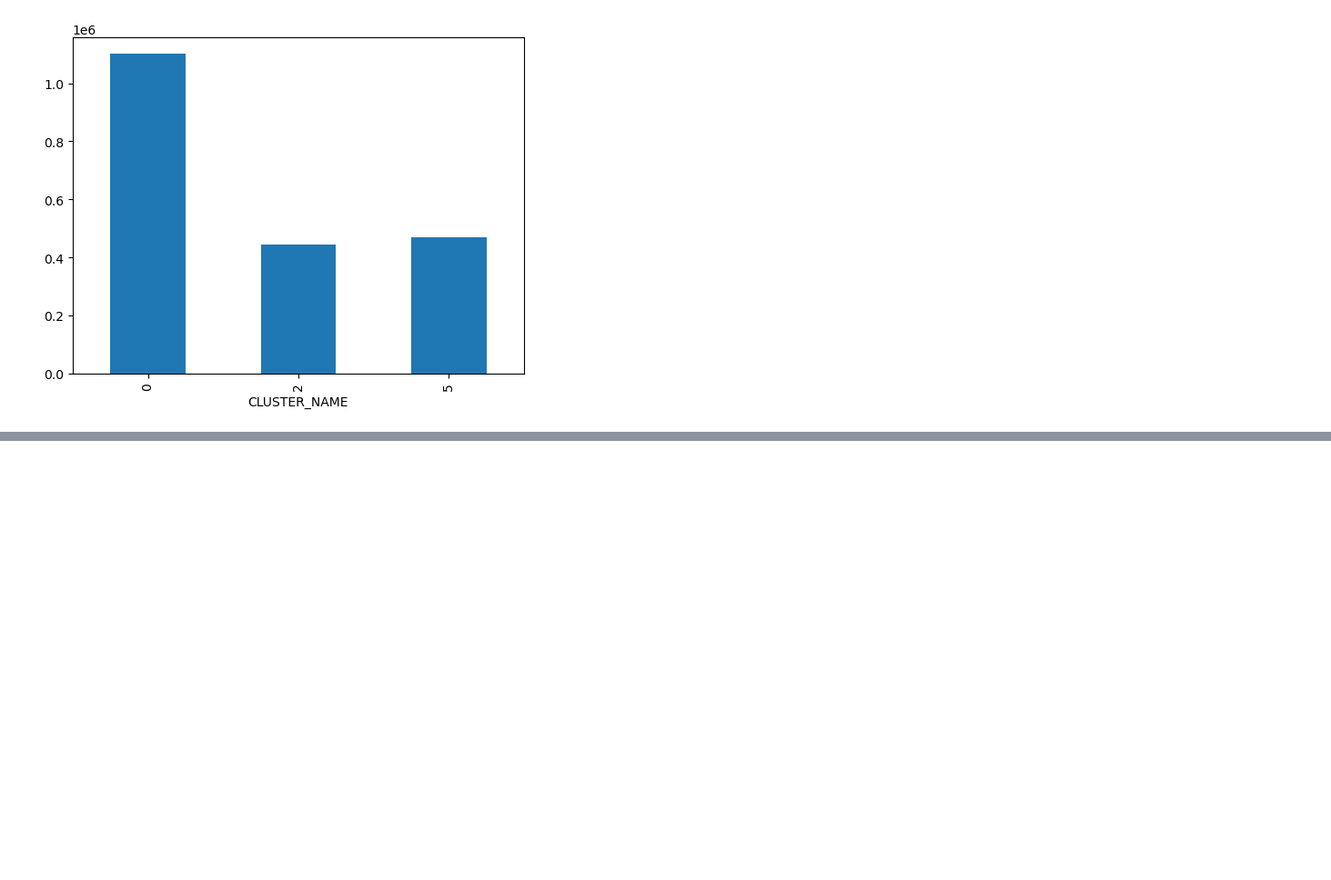
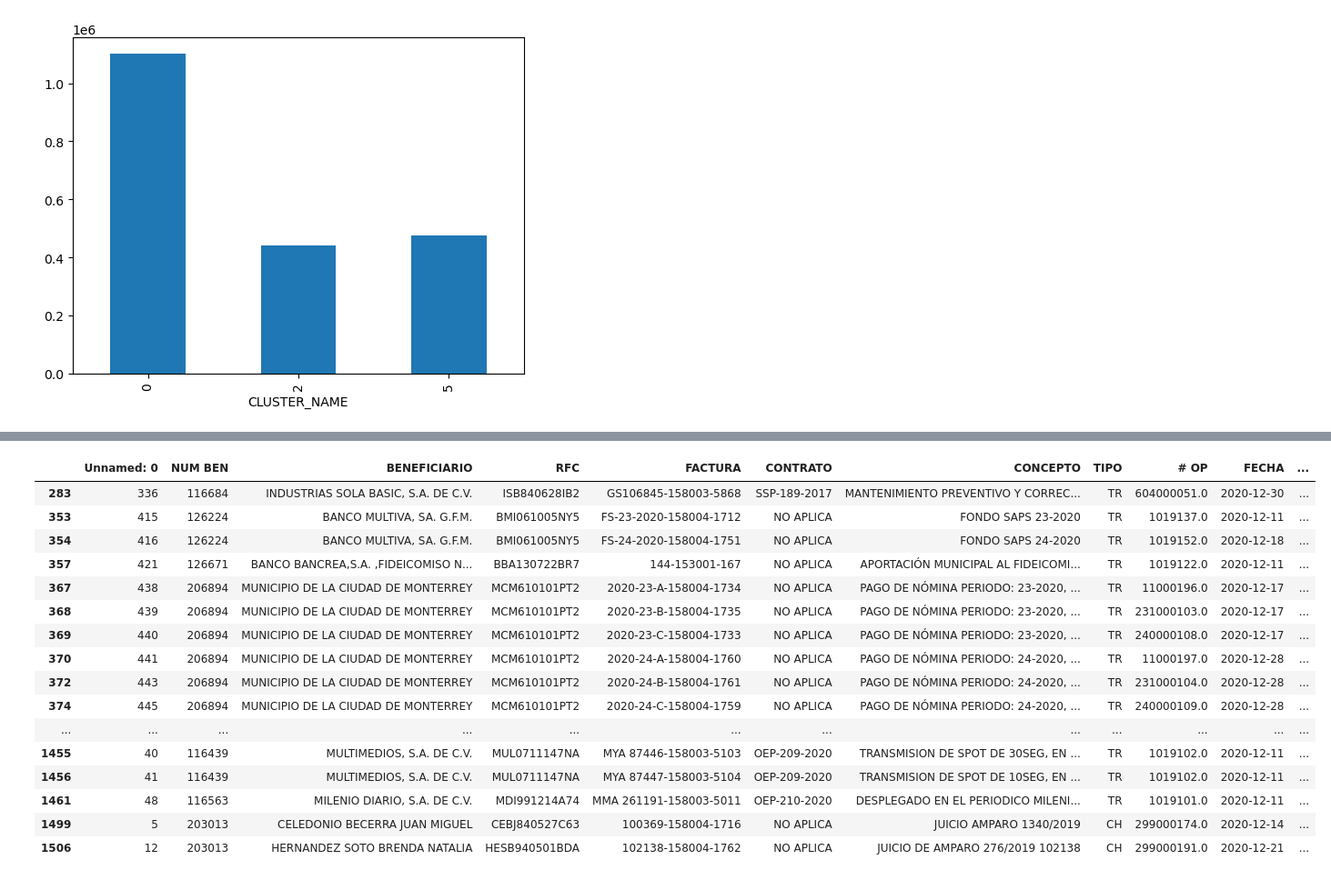
Before and after one commit to Alejolamilla/December_purchases_project, a Jupyter notebook: notebooks/04_modelation_and_conclusions.ipynb, the cells around one changed output, grey strips where cells are left out. Shown: that part at 91% size. Cells and saved outputs as stored; diff of their text form; code cells hidden in the pictures; blank space fills up the shorter version.

```diff
--- a/notebooks/04_modelation_and_conclusions.ipynb
+++ b/notebooks/04_modelation_and_conclusions.ipynb
@@ -90,0 +139,20 @@ purchases.groupby("CLUSTER_NAME")["IMPORTE"].mean().plot.bar()
+# %%
+purchases[purchases["PROB_SHEET"]>0.95]
+# %% [output]
+|  | Unnamed: 0 | NUM BEN | BENEFICIARIO | RFC | FACTURA | CONTRATO | CONCEPTO | TIPO | # OP | FECHA | ... |
+| 283 | 336 | 116684 | INDUSTRIAS SOLA BASIC, S.A. DE C.V. | ISB840628IB2 | GS106845-158003-5868 | SSP-189-2017 | MANTENIMIENTO PREVENTIVO Y CORREC... | TR | 604000051.0 | 2020-12-30 | ... |
+| 353 | 415 | 126224 | BANCO MULTIVA, SA. G.F.M. | BMI061005NY5 | FS-23-2020-158004-1712 | NO APLICA | FONDO SAPS 23-2020 | TR | 1019137.0 | 2020-12-11 | ... |
+| 354 | 416 | 126224 | BANCO MULTIVA, SA. G.F.M. | BMI061005NY5 | FS-24-2020-158004-1751 | NO APLICA | FONDO SAPS 24-2020 | TR | 1019152.0 | 2020-12-18 | ... |
+| 357 | 421 | 126671 | BANCO BANCREA,S.A. ,FIDEICOMISO N... | BBA130722BR7 | 144-153001-167 | NO APLICA | APORTACIÓN MUNICIPAL AL FIDEICOMI... | TR | 1019122.0 | 2020-12-11 | ... |
+| 367 | 438 | 206894 | MUNICIPIO DE LA CIUDAD DE MONTERREY | MCM610101PT2 | 2020-23-A-158004-1734 | NO APLICA | PAGO DE NÓMINA PERIODO: 23-2020, ... | TR | 11000196.0 | 2020-12-17 | ... |
+| 368 | 439 | 206894 | MUNICIPIO DE LA CIUDAD DE MONTERREY | MCM610101PT2 | 2020-23-B-158004-1735 | NO APLICA | PAGO DE NÓMINA PERIODO: 23-2020, ... | TR | 231000103.0 | 2020-12-17 | ... |
+| 369 | 440 | 206894 | MUNICIPIO DE LA CIUDAD DE MONTERREY | MCM610101PT2 | 2020-23-C-158004-1733 | NO APLICA | PAGO DE NÓMINA PERIODO: 23-2020, ... | TR | 240000108.0 | 2020-12-17 | ... |
+| 370 | 441 | 206894 | MUNICIPIO DE LA CIUDAD DE MONTERREY | MCM610101PT2 | 2020-24-A-158004-1760 | NO APLICA | PAGO DE NÓMINA PERIODO: 24-2020, ... | TR | 11000197.0 | 2020-12-28 | ... |
+| 372 | 443 | 206894 | MUNICIPIO DE LA CIUDAD DE MONTERREY | MCM610101PT2 | 2020-24-B-158004-1761 | NO APLICA | PAGO DE NÓMINA PERIODO: 24-2020, ... | TR | 231000104.0 | 2020-12-28 | ... |
+| 374 | 445 | 206894 | MUNICIPIO DE LA CIUDAD DE MONTERREY | MCM610101PT2 | 2020-24-C-158004-1759 | NO APLICA | PAGO DE NÓMINA PERIODO: 24-2020, ... | TR | 240000109.0 | 2020-12-28 | ... |
+| ... | ... | ... | ... | ... | ... | ... | ... | ... | ... | ... | ... |
+| 1455 | 40 | 116439 | MULTIMEDIOS, S.A. DE C.V. | MUL0711147NA | MYA 87446-158003-5103 | OEP-209-2020 | TRANSMISION DE SPOT DE 30SEG, EN ... | TR | 1019102.0 | 2020-12-11 | ... |
+| 1456 | 41 | 116439 | MULTIMEDIOS, S.A. DE C.V. | MUL0711147NA | MYA 87447-158003-5104 | OEP-209-2020 | TRANSMISION DE SPOT DE 10SEG, EN ... | TR | 1019102.0 | 2020-12-11 | ... |
+| 1461 | 48 | 116563 | MILENIO DIARIO, S.A. DE C.V. | MDI991214A74 | MMA 261191-158003-5011 | OEP-210-2020 | DESPLEGADO EN EL PERIODICO MILENI... | TR | 1019101.0 | 2020-12-11 | ... |
+| 1499 | 5 | 203013 | CELEDONIO BECERRA JUAN MIGUEL | CEBJ840527C63 | 100369-158004-1716 | NO APLICA | JUICIO AMPARO 1340/2019 | CH | 299000174.0 | 2020-12-14 | ... |
+| 1506 | 12 | 203013 | HERNANDEZ SOTO BRENDA NATALIA | HESB940501BDA | 102138-158004-1762 | NO APLICA | JUICIO DE AMPARO 276/2019 102138 | CH | 299000191.0 | 2020-12-21 | ... |
```
Also changed, not shown: parts of 8 cells of this notebook, 1 other file.
